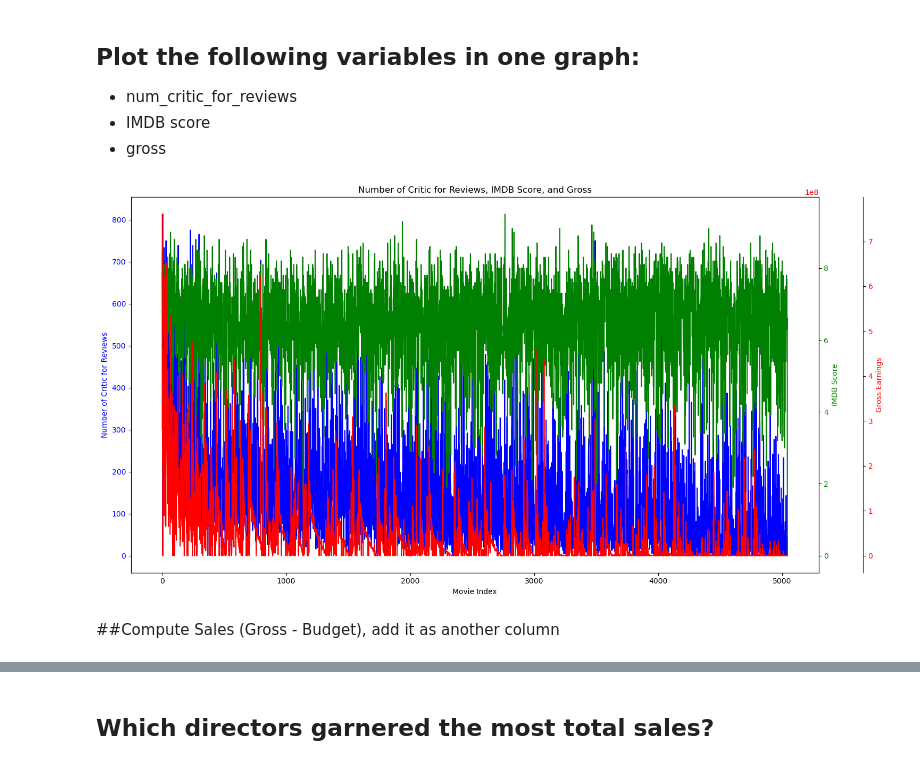
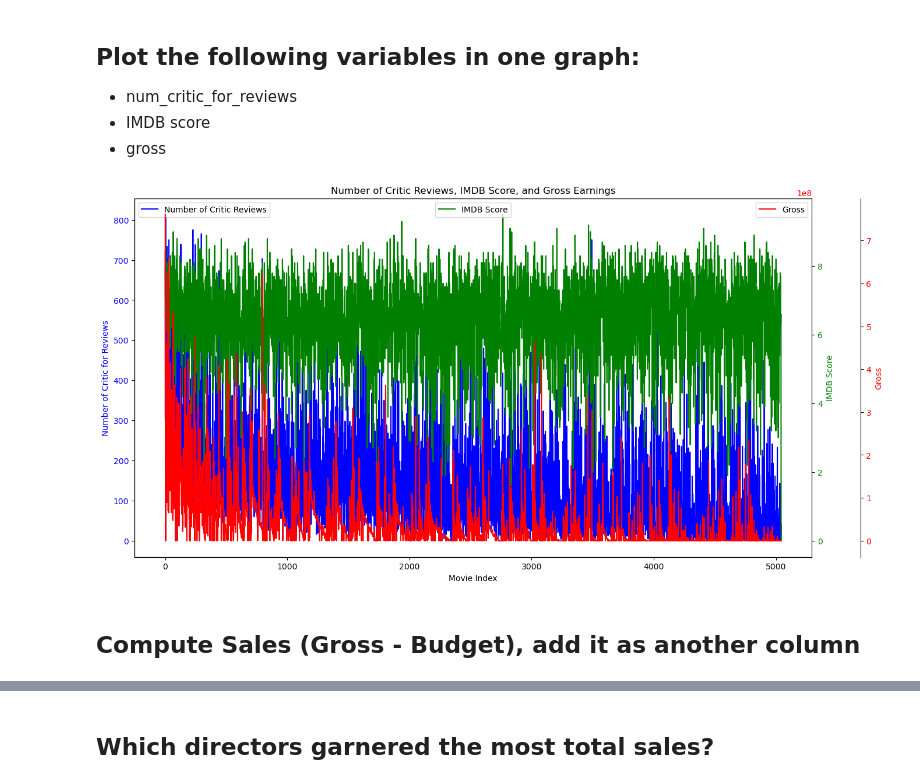
Before and after one commit to Kanedykane/CMSC197, a Jupyter notebook: [hw2].ipynb, the cells around one changed output, grey strips where cells are left out. Saved outputs shown, nothing was run; the diff lists cells and outputs as text; code cells hidden in the pictures.

```diff
--- a/[hw2].ipynb
+++ b/[hw2].ipynb
@@ -48,33 +48,37 @@ plt.show()
 # %%
 # Figure and axis for the plot
 fig, ax1 = plt.subplots(figsize=(15, 8))
 
 # Plot num_critic_for_reviews on the primary y-axis
 ax1.plot(data['num_critic_for_reviews'], label='Number of Critic Reviews', color='b')
 ax1.set_xlabel('Movie Index')
 ax1.set_ylabel('Number of Critic for Reviews', color='b')
 ax1.tick_params(axis='y', labelcolor='b')
 
 # Second y-axis for IMDB score
 ax2 = ax1.twinx()
 ax2.plot(data['imdb_score'], label='IMDB Score', color='g')
 ax2.set_ylabel('IMDB Score', color='g')
 ax2.tick_params(axis='y', labelcolor='g')
 
-# Third y-axis for Gross earnings
+# Third y-axis for Gross
 ax3 = ax1.twinx()
 ax3.spines['right'].set_position(('outward', 60))
-ax3.plot(data['gross'], label='Gross Earnings', color='r')
-ax3.set_ylabel('Gross Earnings', color='r')
+ax3.plot(data['gross'], label='Gross', color='r')
+ax3.set_ylabel('Gross', color='r')
 ax3.tick_params(axis='y', labelcolor='r')
 
-plt.title('Number of Critic for Reviews, IMDB Score, and Gross')
-fig.tight_layout()  # To prevent overlap
+# Adding legends for each line
+ax1.legend(loc='upper left')
+ax2.legend(loc='upper center')
+ax3.legend(loc='upper right')
+
+plt.title('Number of Critic Reviews, IMDB Score, and Gross Earnings')
 plt.show()
 # %% [output]
-[figure, old version]
+[figure, new version]
 # %% [markdown]
-##Compute Sales (Gross - Budget), add it as another column
+## Compute Sales (Gross - Budget), add it as another column
 # %%
 # Calculate sales and add as a new column using Direct Column Assignment
 data['sales'] = data['gross'] - data['budget']
```
Also changed, not shown: parts of 7 cells of this notebook.
